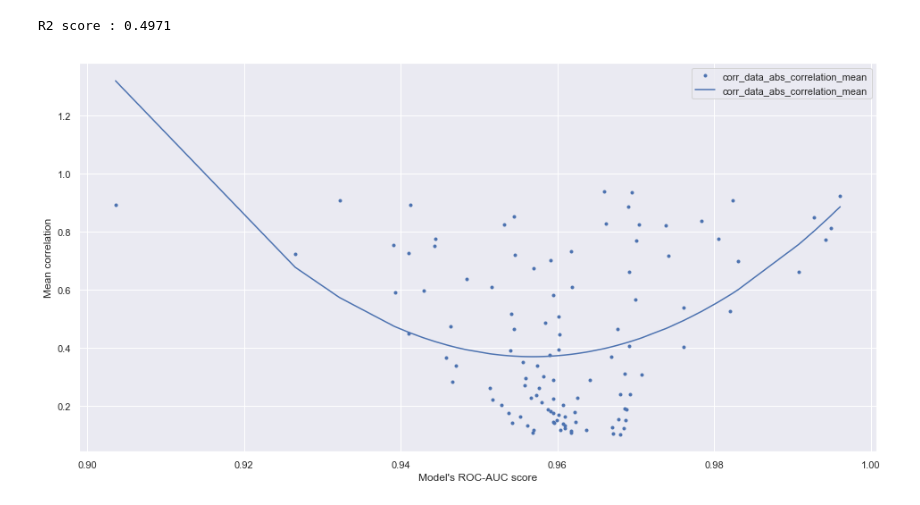
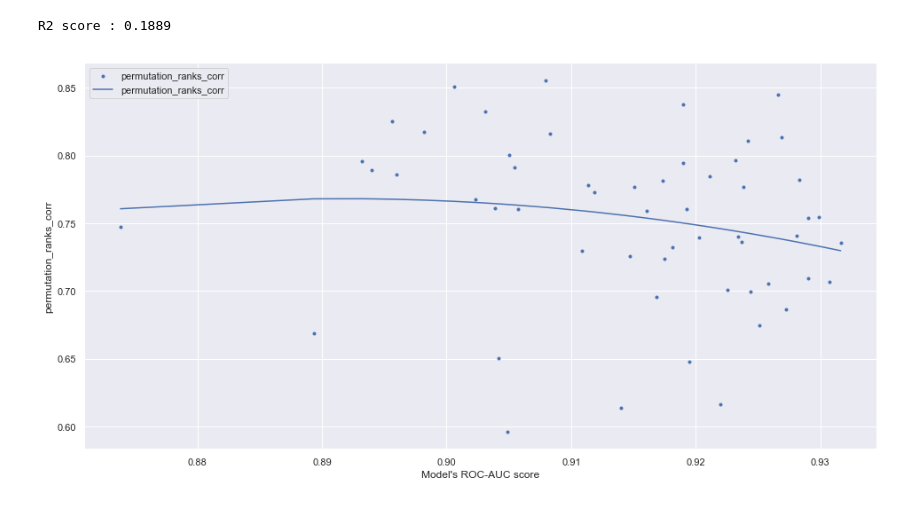
Before and after one commit to DenisVorotyntsev/StopPermutingFeatures, a Jupyter notebook: notebooks/1-exploring-results.ipynb, the cells around one changed output. Cells and saved outputs as stored; diff of their text form; code cells hidden in the pictures.

```diff
--- a/notebooks/1-exploring-results.ipynb
+++ b/notebooks/1-exploring-results.ipynb
@@ -118,21 +123,21 @@ R2 score : 0.4375
 # %%
 x_label = "model_roc_auc"
-y_labels = ["corr_data_abs_correlation_mean"]
-y_labels_legend = ["corr_data_abs_correlation_mean"]
+y_labels = ["permutation_ranks_corr"]
+y_labels_legend = ["permutation_ranks_corr"]
 degrees = [2]
 y_colors = ["b"]
 
 data = data.sort_values(by=x_label).reset_index(drop=True)
 
 plt.figure(figsize=(16, 8))
 for y_label, y_label_legend, degree, y_color in zip(y_labels, y_labels_legend, degrees, y_colors):
     plt.plot(data[x_label], data[y_label], f".{y_color}")
     plt.plot(data[x_label], get_lr(data[x_label], data[y_label], degree), f"-{y_color}", label=y_label_legend)
 
 plt.xlabel("Model's ROC-AUC score")
-plt.ylabel("Mean correlation")
+plt.ylabel("permutation_ranks_corr")
 plt.legend()
 plt.show()
 # %% [output]
-R2 score : 0.4971
+R2 score : 0.1889
-[figure, old version]
+[figure, new version]
```
Also changed, not shown: parts of 7 cells of this notebook, 6 other files.
